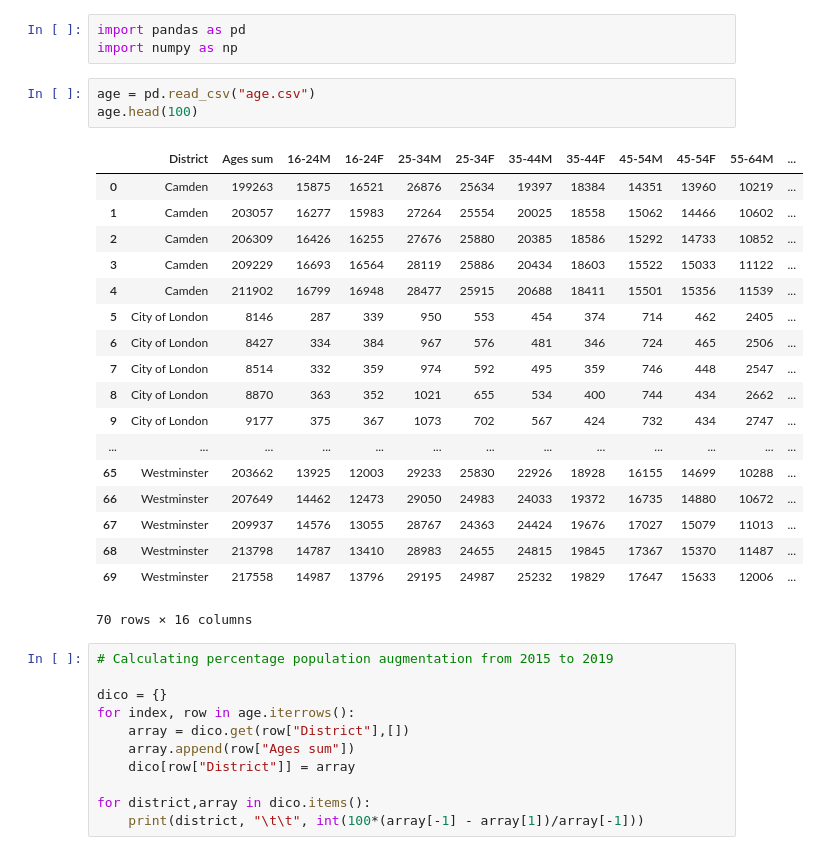
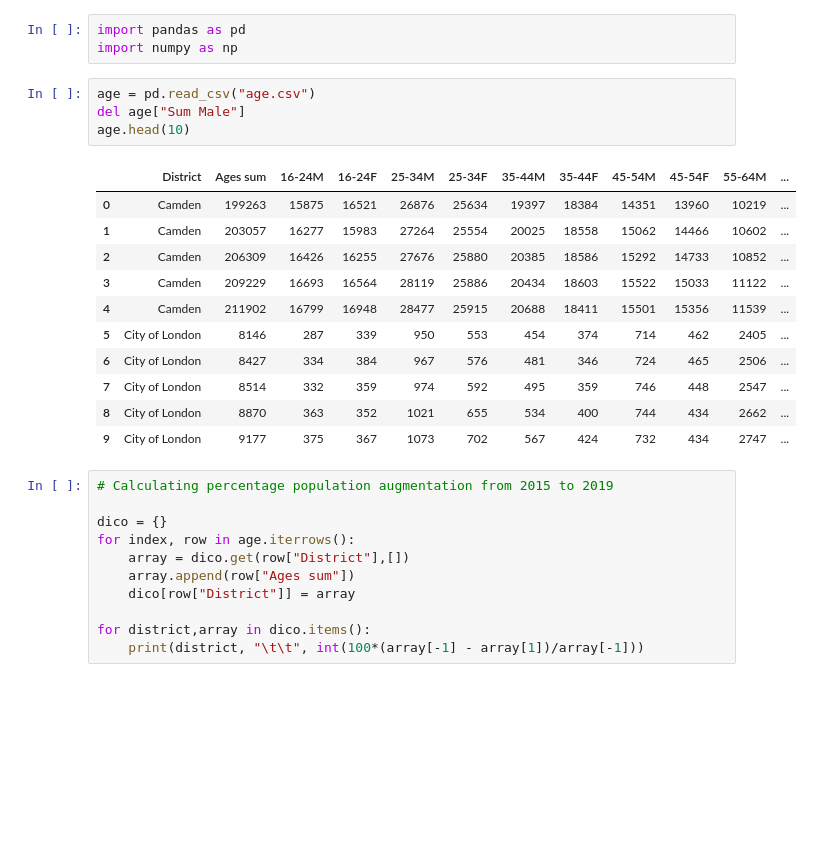
Before and after one commit to dataBikeHsUlm/MapReduce, a Jupyter notebook: Data_Profiling/AdditionalFeatures.ipynb, the cells around one changed output. Drawn from its saved outputs; the diff is of its cells as text; blank space fills up the shorter version.

```diff
--- a/Data_Profiling/AdditionalFeatures.ipynb
+++ b/Data_Profiling/AdditionalFeatures.ipynb
@@ -17,26 +21,20 @@ import pandas as pd
 import numpy as np
 # %%
 age = pd.read_csv("age.csv")
-age.head(100)
+del age["Sum Male"]
+age.head(10)
 # %% [output]
 |  | District | Ages sum | 16-24M | 16-24F | 25-34M | 25-34F | 35-44M | 35-44F | 45-54M | 45-54F | 55-64M | ... |
 | 0 | Camden | 199263 | 15875 | 16521 | 26876 | 25634 | 19397 | 18384 | 14351 | 13960 | 10219 | ... |
 | 1 | Camden | 203057 | 16277 | 15983 | 27264 | 25554 | 20025 | 18558 | 15062 | 14466 | 10602 | ... |
 | 2 | Camden | 206309 | 16426 | 16255 | 27676 | 25880 | 20385 | 18586 | 15292 | 14733 | 10852 | ... |
 | 3 | Camden | 209229 | 16693 | 16564 | 28119 | 25886 | 20434 | 18603 | 15522 | 15033 | 11122 | ... |
 | 4 | Camden | 211902 | 16799 | 16948 | 28477 | 25915 | 20688 | 18411 | 15501 | 15356 | 11539 | ... |
 | 5 | City of London | 8146 | 287 | 339 | 950 | 553 | 454 | 374 | 714 | 462 | 2405 | ... |
 | 6 | City of London | 8427 | 334 | 384 | 967 | 576 | 481 | 346 | 724 | 465 | 2506 | ... |
 | 7 | City of London | 8514 | 332 | 359 | 974 | 592 | 495 | 359 | 746 | 448 | 2547 | ... |
 | 8 | City of London | 8870 | 363 | 352 | 1021 | 655 | 534 | 400 | 744 | 434 | 2662 | ... |
 | 9 | City of London | 9177 | 375 | 367 | 1073 | 702 | 567 | 424 | 732 | 434 | 2747 | ... |
-| ... | ... | ... | ... | ... | ... | ... | ... | ... | ... | ... | ... | ... |
-| 65 | Westminster | 203662 | 13925 | 12003 | 29233 | 25830 | 22926 | 18928 | 16155 | 14699 | 10288 | ... |
-| 66 | Westminster | 207649 | 14462 | 12473 | 29050 | 24983 | 24033 | 19372 | 16735 | 14880 | 10672 | ... |
-| 67 | Westminster | 209937 | 14576 | 13055 | 28767 | 24363 | 24424 | 19676 | 17027 | 15079 | 11013 | ... |
-| 68 | Westminster | 213798 | 14787 | 13410 | 28983 | 24655 | 24815 | 19845 | 17367 | 15370 | 11487 | ... |
-| 69 | Westminster | 217558 | 14987 | 13796 | 29195 | 24987 | 25232 | 19829 | 17647 | 15633 | 12006 | ... |
-70 rows × 16 columns
 # %%
 # Calculating percentage population augmentation from 2015 to 2019
 
```
Also changed, not shown: parts of 7 cells of this notebook, 1 other file.
